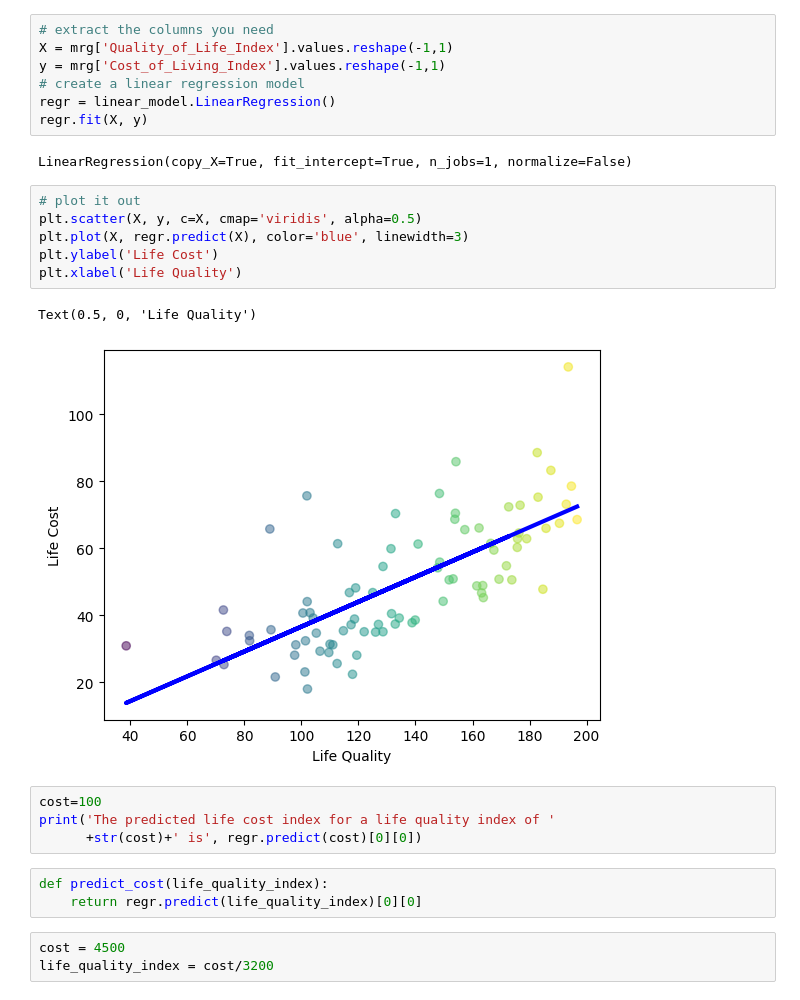
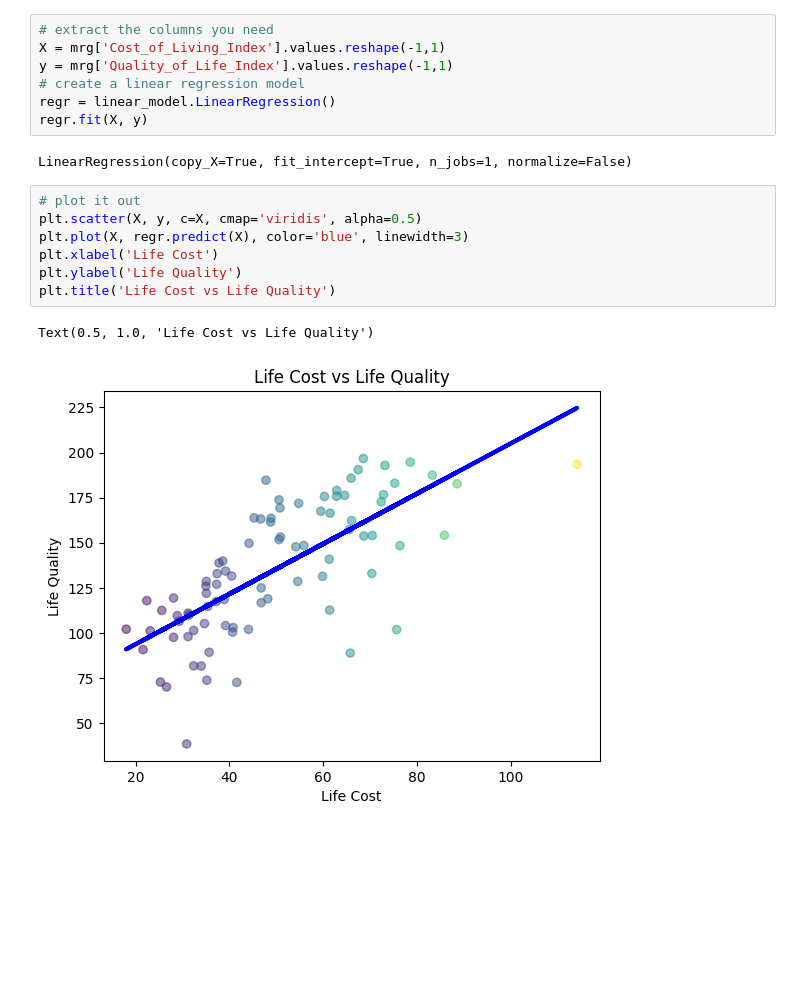
Before and after one commit to Chartiza/Data_science_projects, a Jupyter notebook: LinReg.ipynb, the cells around one changed output. Saved outputs shown, nothing was run; the diff lists cells and outputs as text; blank space fills up the shorter version.

```diff
--- a/LinReg.ipynb
+++ b/LinReg.ipynb
@@ -17,8 +17,8 @@ mrg.head(2)
 | 1 | 2 | Denmark | 194.7 | 105.0 | 73.4 | 79.2 | ... |
 # %%
 # extract the columns you need
-X = mrg['Quality_of_Life_Index'].values.reshape(-1,1)
-y = mrg['Cost_of_Living_Index'].values.reshape(-1,1)
+X = mrg['Cost_of_Living_Index'].values.reshape(-1,1)
+y = mrg['Quality_of_Life_Index'].values.reshape(-1,1)
 # create a linear regression model
 regr = linear_model.LinearRegression()
 regr.fit(X, y)
@@ -27,19 +27,10 @@ LinearRegression(copy_X=True, fit_intercept=True, n_jobs=1, normalize=False)
 # %%
 # plot it out
 plt.scatter(X, y, c=X, cmap='viridis', alpha=0.5)
 plt.plot(X, regr.predict(X), color='blue', linewidth=3)
-plt.ylabel('Life Cost')
-plt.xlabel('Life Quality')
+plt.xlabel('Life Cost')
+plt.ylabel('Life Quality')
+plt.title('Life Cost vs Life Quality')
 # %% [output]
-Text(0.5, 0, 'Life Quality')
+Text(0.5, 1.0, 'Life Cost vs Life Quality')
-[figure, old version]
+[figure, new version]
-# %%
-cost=100
-print('The predicted life cost index for a life quality index of '
-      +str(cost)+' is', regr.predict(cost)[0][0])
-# %%
-def predict_cost(life_quality_index):
-    return regr.predict(life_quality_index)[0][0]
-# %%
-cost = 4500
-life_quality_index = cost/3200
```
Also changed, not shown: parts of 1 cell of this notebook.
